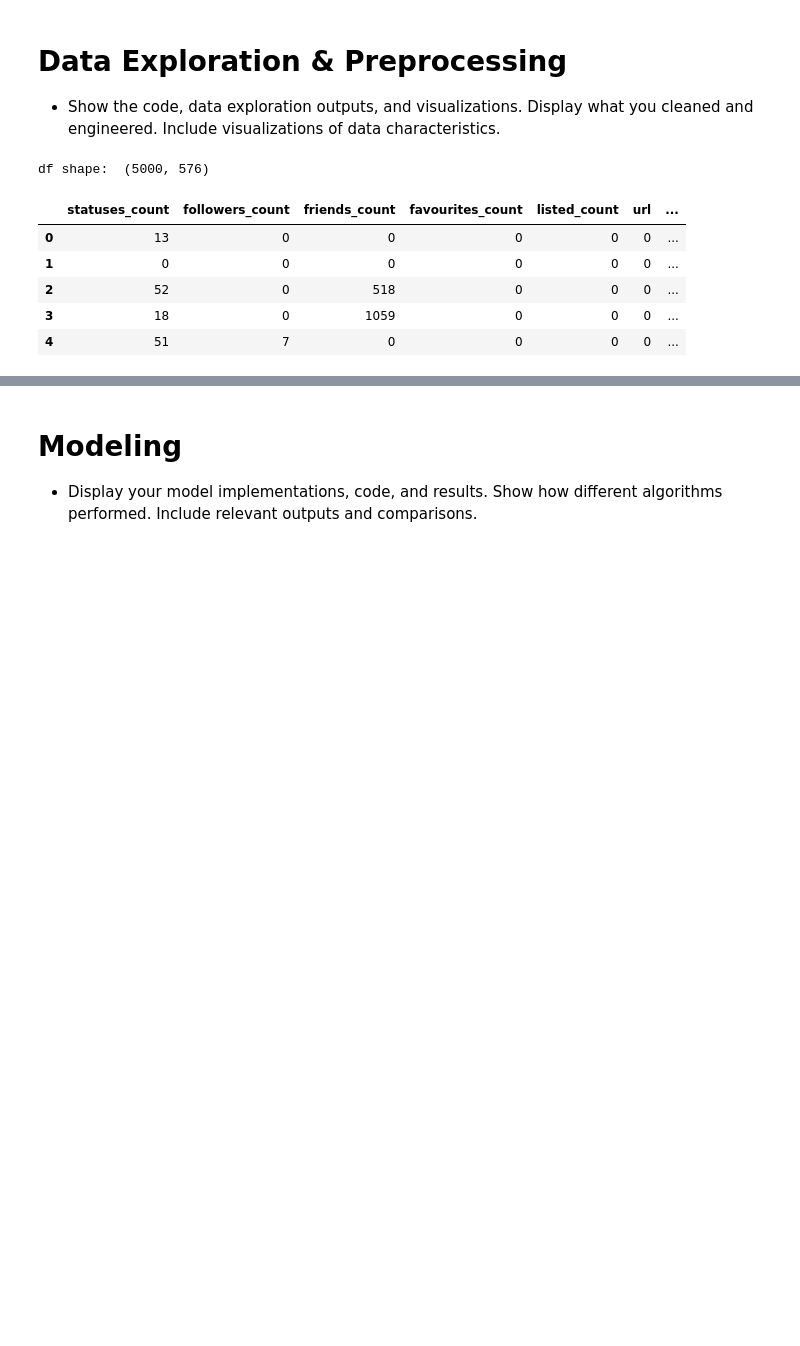
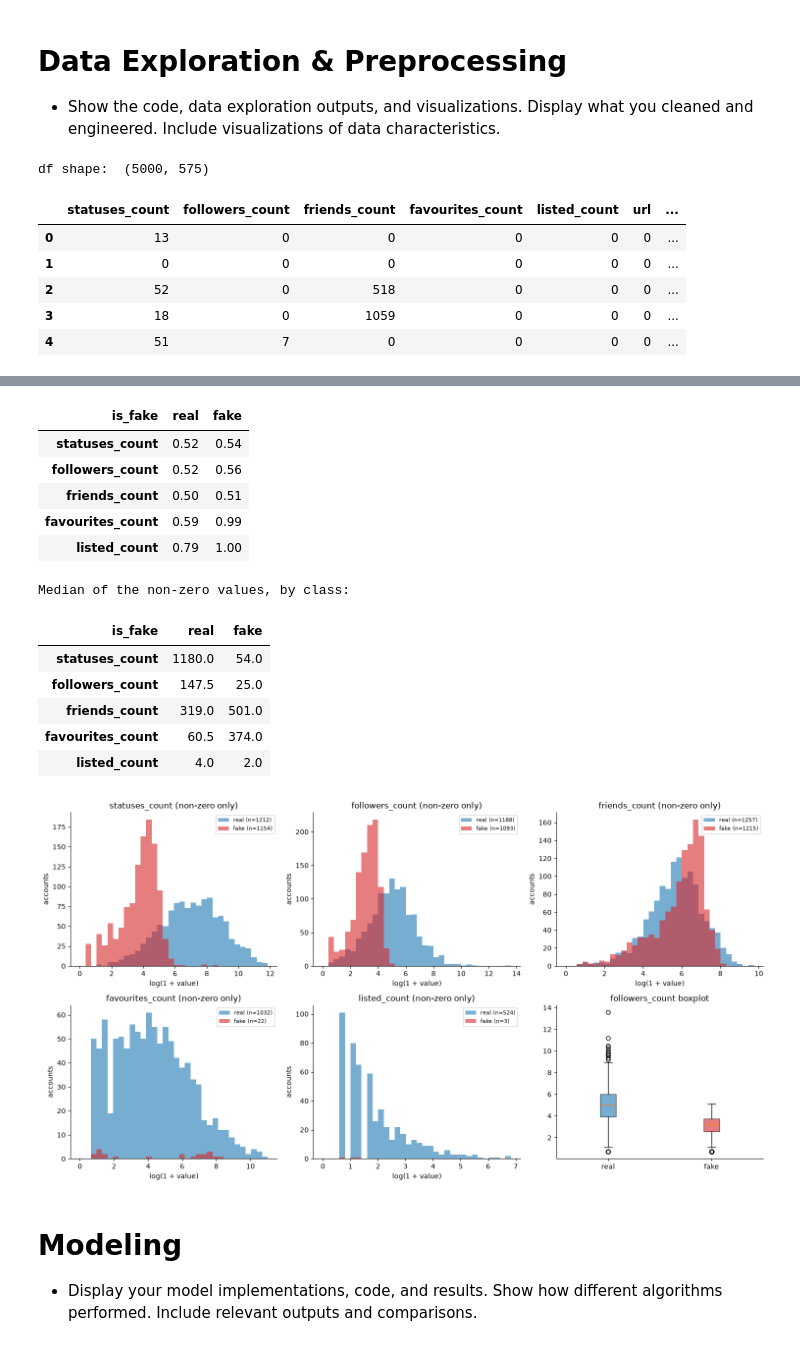
Before and after one commit to Rohan-Yelandur/ml1-final-project, a Jupyter notebook: project_rome.ipynb, the cells around one changed output, grey strips where cells are left out. Cells and saved outputs as stored; diff of their text form; code cells hidden in the pictures; blank space fills up the shorter version.

Commit message:
Added in first two stages of data exploration

```diff
--- a/project_rome.ipynb
+++ b/project_rome.ipynb
@@ -54,7 +58,7 @@ cols_that_should_be_int = ['statuses_count', 'followers_count', 'friends_count',
 print('\nCounts of integer features that are decimal:')
 print((df[cols_that_should_be_int] % 1 != 0).sum().head(10))
 
-cols_that_should_be_binary = ['default_profile', 'default_profile_image', 'geo_enabled',
+cols_that_should_be_binary = ['default_profile', 'geo_enabled',
              'profile_use_background_image', 'profile_background_tile']
 print('\nCounts of binary features that are not 0 or 1:')
 print((~df[cols_that_should_be_binary].isin([0, 1])).sum().head(10))
@@ -96,9 +100,10 @@ from sklearn.feature_extraction.text import CountVectorizer
 reference_date = pd.to_datetime(df['updated'], errors='coerce').max().tz_localize('UTC')
 
 # drop the unneeded features:
+# default_profile_image is constant across all rows
 df = df.drop(columns=['id', 'dataset', 'updated', 'verified', 'protected', 'time_zone',
                       'lang', 'profile_image_url', 'profile_background_image_url_https',
-                      'profile_image_url_https', 'profile_sidebar_border_color',
+                      'profile_image_url_https', 'profile_sidebar_border_color', 'default_profile_image',
                       'profile_sidebar_fill_color', 'profile_background_image_url', 'utc_offset'])
 
 # fix -0.0 values in every float column:
@@ -121,7 +126,7 @@ df['url'] = df['url'].map(url_to_binary).astype(int)
 df['has_profile_banner'] = df['profile_banner_url'].map(url_to_binary).astype(int)
 df = df.drop(columns=['profile_banner_url'])
 
-# created_at -> account_age_days (int); missing created_at becomes 0 like every other missing value
+# created_at -> account_age_days (int); missing created_at becomes 0
 created = pd.to_datetime(df['created_at'], format='%a %b %d %H:%M:%S %z %Y', errors='coerce', utc=True)
 df['account_age_days'] = (reference_date - created).dt.days.fillna(0).astype(int)
 df = df.drop(columns=['created_at'])
@@ -132,7 +137,7 @@ def has_value(x):
 df['has_location'] = df['location'].map(has_value).astype(int)
 df = df.drop(columns=['location'])
 
-# color columns -> is_default flags (1 = Twitter's default color, 0 = custom or missing)
+# color columns -> is_default flags (1 = default color, 0 = custom or missing)
 df['is_default_text_color'] = (df['profile_text_color'] == '333333').astype(int)
 df['is_default_background_color'] = (df['profile_background_color'] == 'C0DEED').astype(int)
 df['is_default_link_color'] = (df['profile_link_color'] == '0084B4').astype(int)
@@ -151,7 +156,7 @@ print('Shape BEFORE one_hot_encoding strings:', df.shape)
 print("Display state of data:")
 display(df.head())
 
-# Converting name and screen_name to char counts, and decsription to word counts:
+# Converting name and screen_name to char counts and decsription to word counts:
 def clean_text(x):
     if pd.isna(x):
         return ""
@@ -161,6 +166,10 @@ for col in ["name", "screen_name", "description"]:
     df[col] = df[col].map(clean_text)
     # also adding _length features for name, screen_name, and description
     df[col + "_length"] = df[col].str.len()
+
+# Making a copy of the data before we add lots of columns so we can explore the
+# human-readable columns on their own.
+df_explore = df.copy()
 
 # Convert name and screen_name to per character counts:
 for col in ["name", "screen_name"]:
@@ -178,6 +187,7 @@ for col in ["name", "screen_name"]:
     )
     print(col, " -> ", char_df.shape[1], "new columns")
     df = pd.concat([df, char_df], axis = 1)
+
 # Convert description into word counts:
 word_vec = CountVectorizer(
     binary=False,       # Set to False to get actual word counts
@@ -194,8 +204,6 @@ print("description: -> ", word_df.shape[1], "new columns") # new
 df = pd.concat([df, word_df], axis=1)
 df = df.drop(columns = ["name", "screen_name", "description"]) # old columns dropped after one_hot_encoding
 
-# (no one-hot encoding needed anymore: the colors/urls that were one-hot encoded are now dropped or turned into flags,
-# and profile_use_background_image stays as its binarized 0/1 column)
 print("Shape AFTER one_hot_encoding strings: ", df.shape)
 print("Display state of data:")
 display(df.head())
@@ -229,8 +237,50 @@ pd.set_option("display.max_columns", None)
 pd.set_option("display.max_colwidth", None)
 pd.set_option("display.width", None)
 display(df.head())
+
+FAKE_C, REAL_C = "#d62728", "#1f77b4"
+plt.rcParams.update({"figure.dpi": 100, "axes.spines.top": False, "axes.spines.right": False})
+
+# Using the copy of the pre-one-hot-encoding dataframe
+ex = df_explore
+fake, real = ex[ex.is_fake == 1], ex[ex.is_fake == 0]
+
+# Split the columns into classes based on how we treated them in the cleaning process
+count_cols = ["statuses_count", "followers_count", "friends_count", "favourites_count", "listed_count"]
+flag_cols = ["url", "default_profile", "geo_enabled", "profile_use_background_image",
+             "profile_background_tile", "has_profile_banner", "has_location",
+             "is_default_text_color", "is_default_background_color", "is_default_link_color"]
+text_cols = ["name", "screen_name", "description"]
+num_cols = count_cols + ["account_age_days", "name_length", "screen_name_length", "description_length"] + flag_cols
+
+# 1. Overview
+print("Shape:", ex.shape)
+print("\nClass balance:\n", ex.is_fake.value_counts().rename({0: "real", 1: "fake"}))
+print("\nFraction of rows equal to 0, by class:")
+display((ex[count_cols] == 0).groupby(ex.is_fake).mean().rename(index={0: "real", 1: "fake"}).T.round(2))
+print("Median of the non-zero values, by class:")
+display(ex[count_cols].where(ex[count_cols] > 0).groupby(ex.is_fake).median().rename(index={0: "real", 1: "fake"}).T.round(1))
+
+# 2. Count features, fake vs real
+# Zeros are excluded because about half of every count column is 0 in both classes (see table above).
+fig, axes = plt.subplots(2, 3, figsize=(15, 8))
+for ax, col in zip(axes.flat, count_cols):
+    r_v, f_v = real.loc[real[col] > 0, col], fake.loc[fake[col] > 0, col]
+    bins = np.linspace(0, np.log1p(ex[col]).max(), 35)
+    ax.hist(np.log1p(r_v), bins=bins, alpha=0.6, color=REAL_C, label=f"real (n={len(r_v)})")
+    ax.hist(np.log1p(f_v), bins=bins, alpha=0.6, color=FAKE_C, label=f"fake (n={len(f_v)})")
+    ax.set_title(col + " (non-zero only)"); ax.set_xlabel("log(1 + value)"); ax.set_ylabel("accounts")
+    ax.legend(fontsize=8)
+
+nz_r, nz_f = real.loc[real.followers_count > 0, "followers_count"], fake.loc[fake.followers_count > 0, "followers_count"]
+bp = axes.flat[5].boxplot([np.log1p(nz_r), np.log1p(nz_f)], patch_artist=True)
+for patch, c in zip(bp["boxes"], [REAL_C, FAKE_C]):
+    patch.set_facecolor(c); patch.set_alpha(0.6)
+
+axes.flat[5].set_xticklabels(["real", "fake"]); axes.flat[5].set_title("followers_count boxplot")
+plt.tight_layout(); plt.show()
 # %% [output]
-df shape:  (5000, 576)
+df shape:  (5000, 575)
 |  | statuses_count | followers_count | friends_count | favourites_count | listed_count | url | ... |
 | 0 | 13 | 0 | 0 | 0 | 0 | 0 | ... |
 | 1 | 0 | 0 | 0 | 0 | 0 | 0 | ... |
@@ -240,3 +299,17 @@ df shape:  (5000, 576)
+| is_fake | real | fake |
+| statuses_count | 0.52 | 0.54 |
+| followers_count | 0.52 | 0.56 |
+| friends_count | 0.50 | 0.51 |
+| favourites_count | 0.59 | 0.99 |
+| listed_count | 0.79 | 1.00 |
+Median of the non-zero values, by class:
+| is_fake | real | fake |
+| statuses_count | 1180.0 | 54.0 |
+| followers_count | 147.5 | 25.0 |
+| friends_count | 319.0 | 501.0 |
+| favourites_count | 60.5 | 374.0 |
+| listed_count | 4.0 | 2.0 |
+[figure, added]
 # %% [markdown]
 # Modeling
 - Display your model implementations, code, and results. Show how different algorithms performed. Include relevant outputs and comparisons.
```
Also changed, not shown: parts of 4 cells of this notebook.
